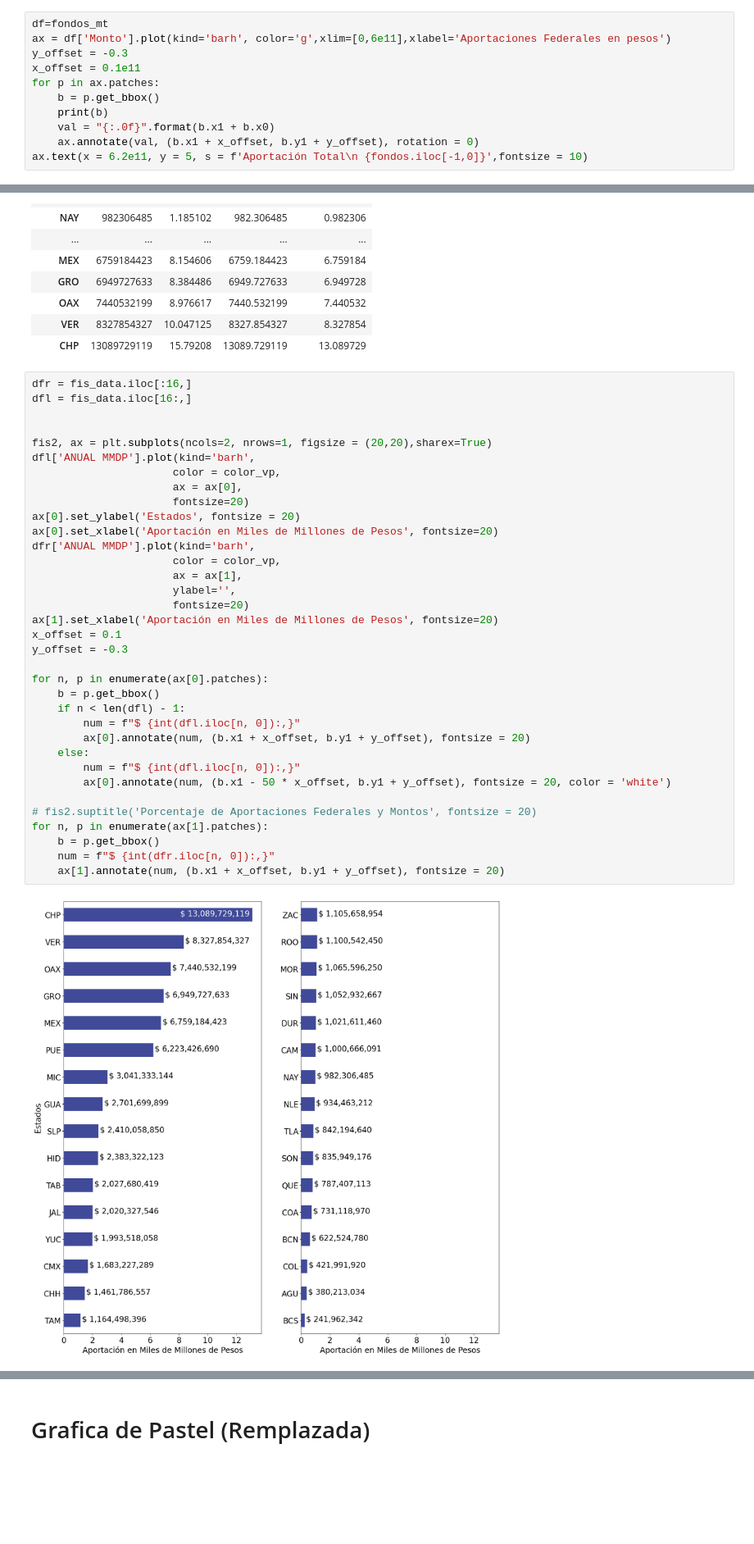
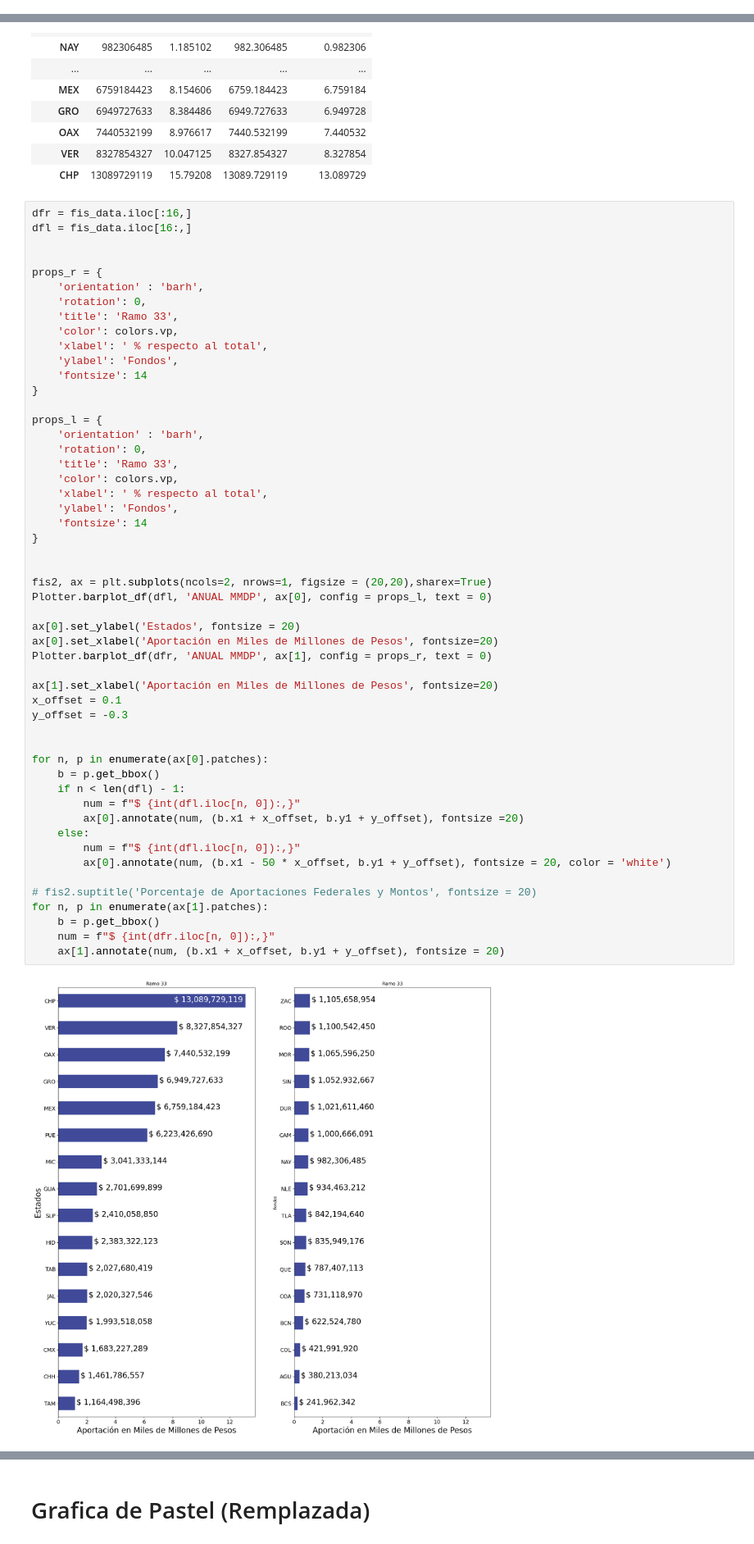
Before and after one commit to Dust1920/Plotter, a Jupyter notebook: articulo_revista.ipynb, the cells around one changed output, grey strips where cells are left out. Shown at 82% size. Cells and saved outputs as stored; diff of their text form; blank space fills up the shorter version.

```diff
--- a/articulo_revista.ipynb
+++ b/articulo_revista.ipynb
@@ -97,11 +64,0 @@ for p in ax.patches:
-# %%
-df=fondos_mt
-ax = df['Monto'].plot(kind='barh', color='g',xlim=[0,6e11],xlabel='Aportaciones Federales en pesos')
-y_offset = -0.3
-x_offset = 0.1e11
-for p in ax.patches:
-    b = p.get_bbox()
-    print(b)
-    val = "{:.0f}".format(b.x1 + b.x0)
-    ax.annotate(val, (b.x1 + x_offset, b.y1 + y_offset), rotation = 0)
-ax.text(x = 6.2e11, y = 5, s = f'Aportación Total\n {fondos.iloc[-1,0]}',fontsize = 10)
@@ -208,40 +107,57 @@ fis_data
 # %%
 dfr = fis_data.iloc[:16,]
 dfl = fis_data.iloc[16:,]
 
 
+props_r = {
+    'orientation' : 'barh',
+    'rotation': 0,
+    'title': 'Ramo 33',
+    'color': colors.vp,
+    'xlabel': ' % respecto al total',
+    'ylabel': 'Fondos',
+    'fontsize': 14
+}
+
+props_l = {
+    'orientation' : 'barh',
+    'rotation': 0,
+    'title': 'Ramo 33',
+    'color': colors.vp,
+    'xlabel': ' % respecto al total',
+    'ylabel': 'Fondos',
+    'fontsize': 14
+}
+
+
 fis2, ax = plt.subplots(ncols=2, nrows=1, figsize = (20,20),sharex=True)
-dfl['ANUAL MMDP'].plot(kind='barh',
-                      color = color_vp,
-                      ax = ax[0],
-                      fontsize=20)
+Plotter.barplot_df(dfl, 'ANUAL MMDP', ax[0], config = props_l, text = 0)
+
 ax[0].set_ylabel('Estados', fontsize = 20)
 ax[0].set_xlabel('Aportación en Miles de Millones de Pesos', fontsize=20)
-dfr['ANUAL MMDP'].plot(kind='barh',
-                      color = color_vp,
-                      ax = ax[1],
-                      ylabel='',
-                      fontsize=20)
+Plotter.barplot_df(dfr, 'ANUAL MMDP', ax[1], config = props_r, text = 0)
+
 ax[1].set_xlabel('Aportación en Miles de Millones de Pesos', fontsize=20)
 x_offset = 0.1
 y_offset = -0.3
+
 
 for n, p in enumerate(ax[0].patches):
     b = p.get_bbox()
     if n < len(dfl) - 1:
         num = f"$ {int(dfl.iloc[n, 0]):,}"
-        ax[0].annotate(num, (b.x1 + x_offset, b.y1 + y_offset), fontsize = 20)
+        ax[0].annotate(num, (b.x1 + x_offset, b.y1 + y_offset), fontsize =20)
     else:
         num = f"$ {int(dfl.iloc[n, 0]):,}"
         ax[0].annotate(num, (b.x1 - 50 * x_offset, b.y1 + y_offset), fontsize = 20, color = 'white')
 
 # fis2.suptitle('Porcentaje de Aportaciones Federales y Montos', fontsize = 20)
 for n, p in enumerate(ax[1].patches):
     b = p.get_bbox()
     num = f"$ {int(dfr.iloc[n, 0]):,}"
     ax[1].annotate(num, (b.x1 + x_offset, b.y1 + y_offset), fontsize = 20)
 # %% [output]
-[figure, old version]
+[figure, new version]
 # %%
 def text_block(content, pos, ax):
     ax.annotate(text = content,
```
Also changed, not shown: parts of 32 cells of this notebook, 3 other files.
